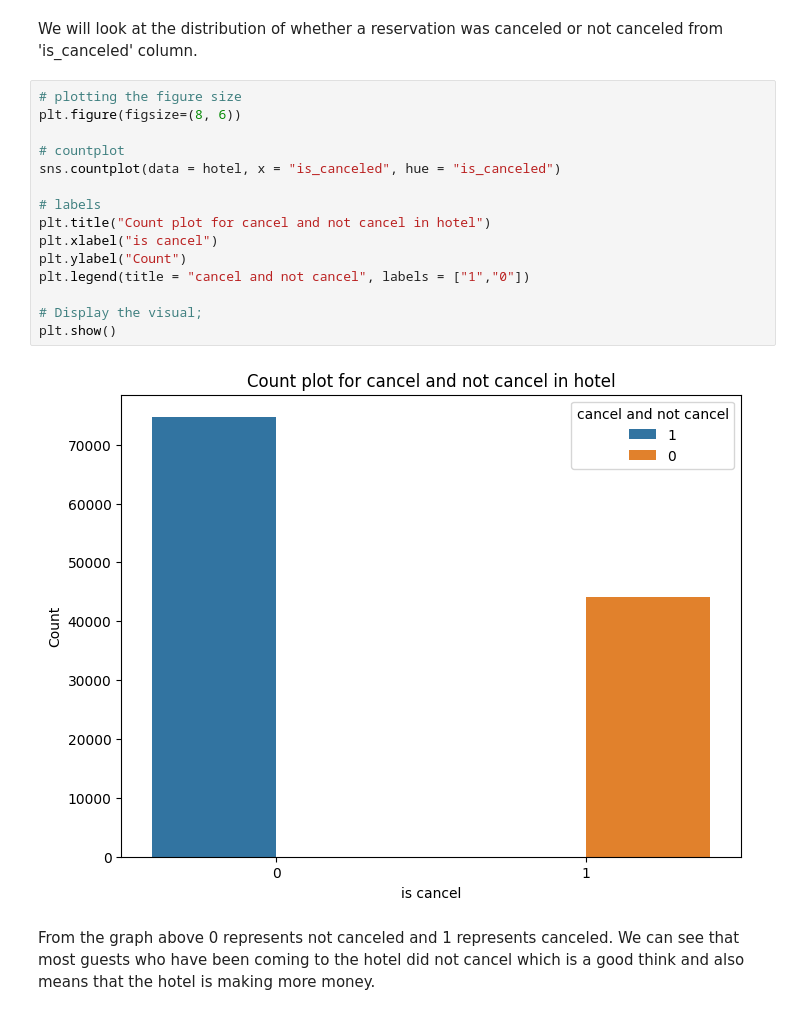
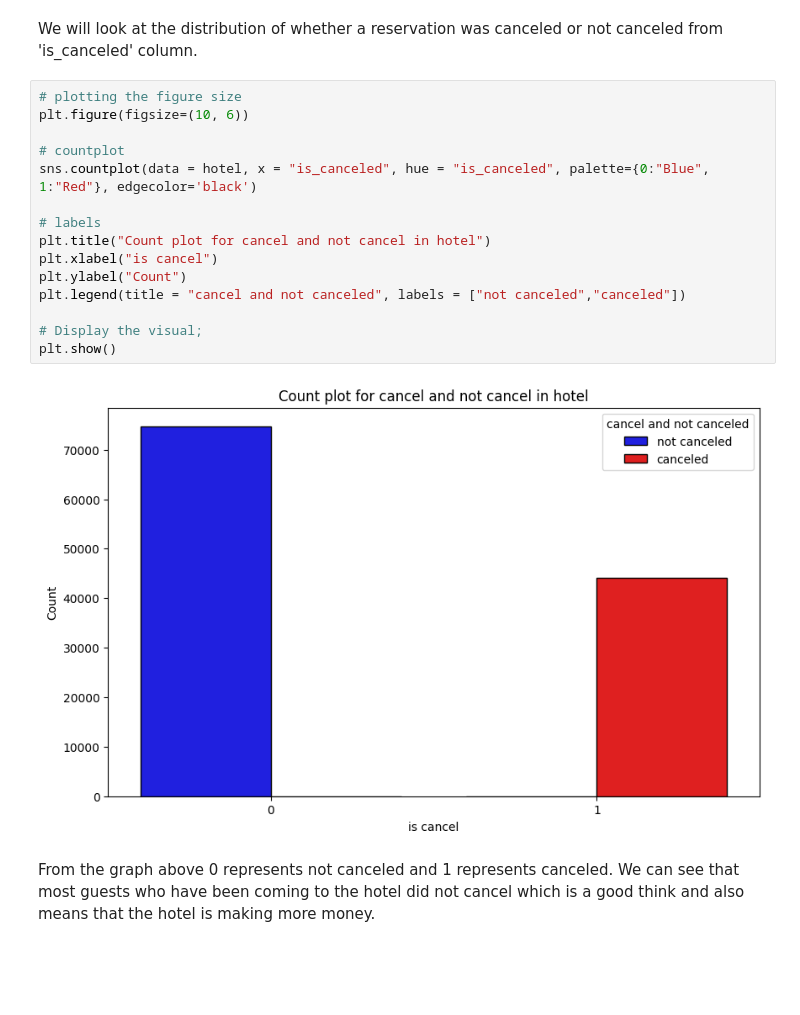
Before and after one commit to MuchiriKinyua/Hotel-booking-and-cancellation-system, a Jupyter notebook: Student.ipynb, the cells around one changed output. Cells and saved outputs as stored; diff of their text form; blank space fills up the shorter version.

```diff
--- a/Student.ipynb
+++ b/Student.ipynb
@@ -714,21 +708,21 @@ From the graph above we can see that the city hotel is more preffered compared t
 We will look at the distribution of whether a reservation was canceled or not canceled from 'is_canceled' column.
 # %%
 # plotting the figure size
-plt.figure(figsize=(8, 6))
+plt.figure(figsize=(10, 6))
 
 # countplot
-sns.countplot(data = hotel, x = "is_canceled", hue = "is_canceled")
+sns.countplot(data = hotel, x = "is_canceled", hue = "is_canceled", palette={0:"Blue", 1:"Red"}, edgecolor='black')
 
 # labels
 plt.title("Count plot for cancel and not cancel in hotel")
 plt.xlabel("is cancel")
 plt.ylabel("Count")
-plt.legend(title = "cancel and not cancel", labels = ["1","0"])
+plt.legend(title = "cancel and not canceled", labels = ["not canceled","canceled"])
 
 # Display the visual;
 plt.show()
 # %% [output]
-[figure, old version]
+[figure, new version]
 # %% [markdown]
 From the graph above 0 represents not canceled and 1 represents canceled. We can see that most guests who have
 been coming to the hotel did not cancel which is a good think and also means that the hotel is making more money.
```
Also changed, not shown: parts of 11 cells of this notebook.
